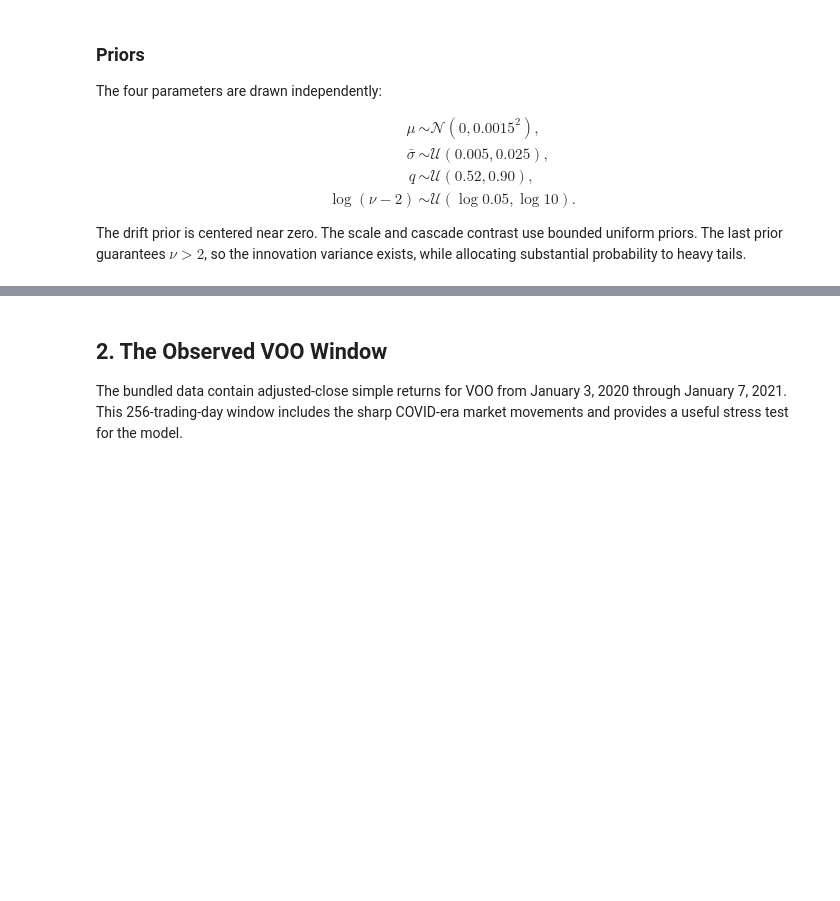
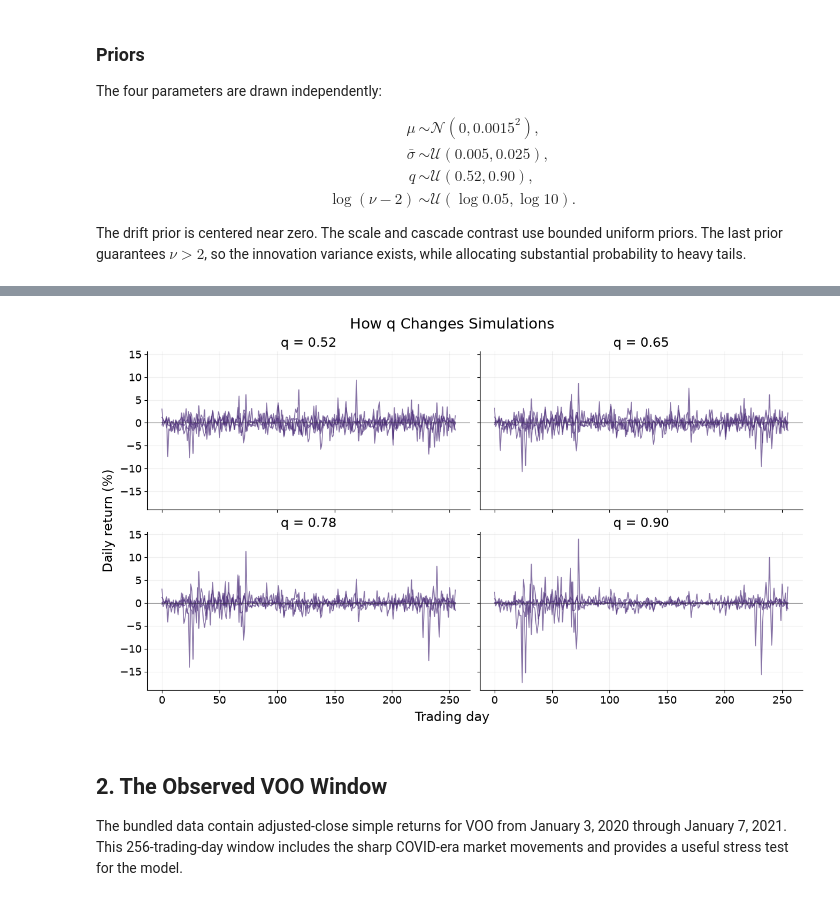
Before and after one commit to bayesflow-org/ai4science, a Jupyter notebook: tutorials/mmar.ipynb, the cells around one changed output, grey strips where cells are left out. Cells and saved outputs as stored; diff of their text form; code cells hidden in the pictures; blank space fills up the shorter version.

```diff
--- a/tutorials/mmar.ipynb
+++ b/tutorials/mmar.ipynb
@@ -103,3 +117,8 @@ mmar.prior_table()
+# %%
+q_paths = mmar.q_scenarios((0.52, 0.65, 0.78, 0.90), seed=42)
+fig = mmar.plot_q_turbulence(q_paths)
+# %% [output]
+[figure, added]
 # %% [markdown]
 ## 2. The Observed VOO Window
 
```
Also changed, not shown: parts of 6 cells of this notebook, 5 other files.
